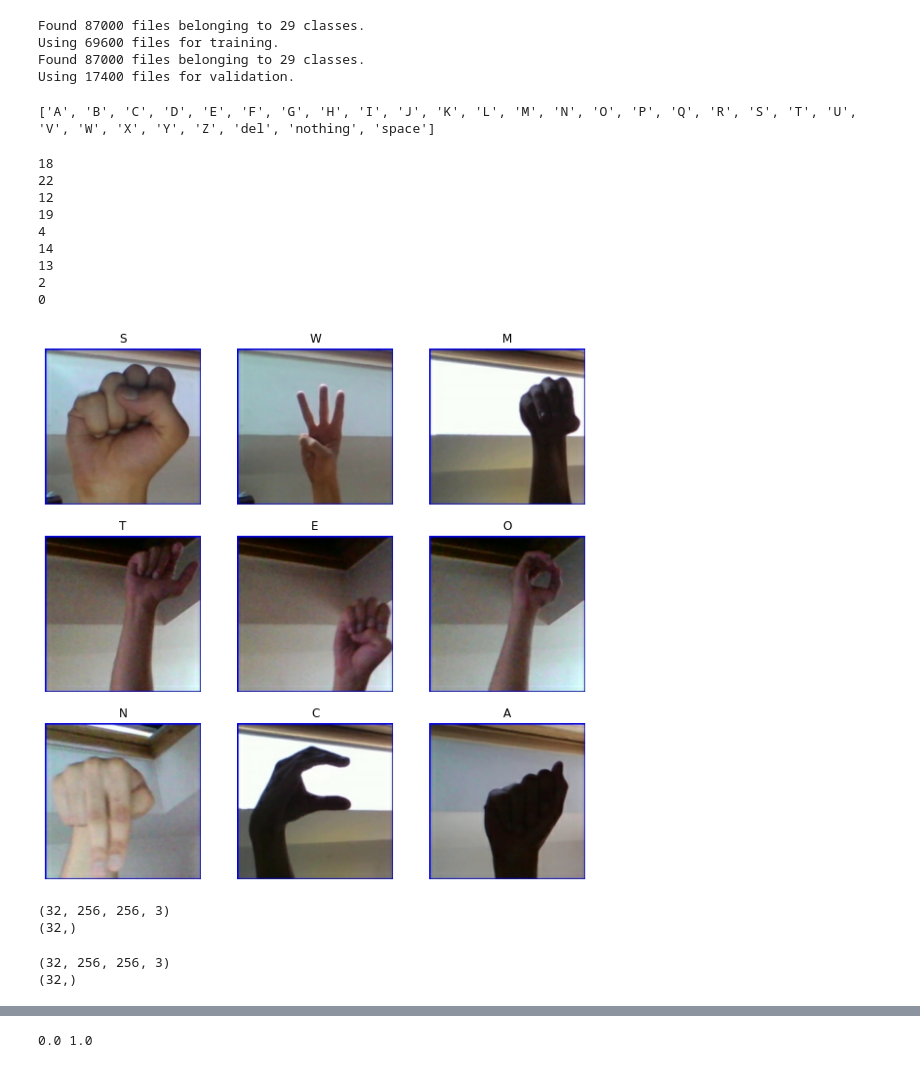
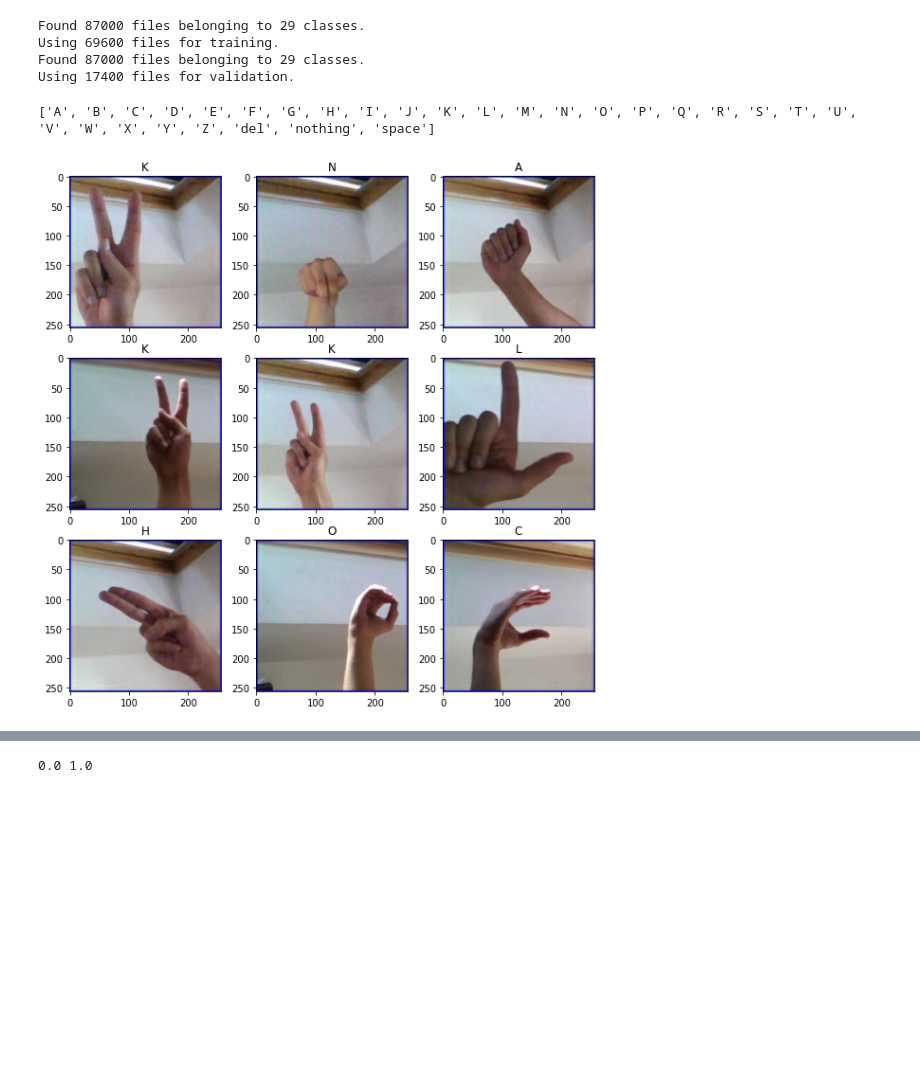
Before and after one commit to Barry-Tan/ASL-Alphabet-Detector, a Jupyter notebook: ASL_Preprocessing_mobileNetV2.ipynb, the cells around one changed output, grey strips where cells are left out. Drawn from its saved outputs; the diff is of its cells as text; code cells hidden in the pictures; blank space fills up the shorter version.

Commit message:
Update training data

```diff
--- a/ASL_Preprocessing_mobileNetV2.ipynb
+++ b/ASL_Preprocessing_mobileNetV2.ipynb
@@ -37,7 +35,7 @@ train_dir = '/content/asl_alphabet_train/asl_alphabet_train'
 
 batch_size = 32
 
-train_ds = tf.keras.preprocessing.image_dataset_from_directory(
+trainingData = tf.keras.preprocessing.image_dataset_from_directory(
   train_dir,
   validation_split=0.2,
   subset="training",
@@ -45,7 +43,7 @@ train_ds = tf.keras.preprocessing.image_dataset_from_directory(
   image_size=(256, 256),
   batch_size=batch_size)
 
-val_ds = tf.keras.preprocessing.image_dataset_from_directory(
+testingData = tf.keras.preprocessing.image_dataset_from_directory(
   train_dir,
   validation_split=0.2,
   subset="validation",
@@ -57,47 +55,19 @@ Found 87000 files belonging to 29 classes.
 Using 69600 files for training.
 Found 87000 files belonging to 29 classes.
 Using 17400 files for validation.
-# %%
-class_names = train_ds.class_names
-print(class_names)
-# %% [output]
-['A', 'B', 'C', 'D', 'E', 'F', 'G', 'H', 'I', 'J', 'K', 'L', 'M', 'N', 'O', 'P', 'Q', 'R', 'S', 'T', 'U', 'V', 'W', 'X', 'Y', 'Z', 'del', 'nothing', 'space']
+# %%
+print(trainingData.class_names)
+# %% [output]
+['A', 'B', 'C', 'D', 'E', 'F', 'G', 'H', 'I', 'J', 'K', 'L', 'M', 'N', 'O', 'P', 'Q', 'R', 'S', 'T', 'U', 'V', 'W', 'X', 'Y', 'Z', 'del', 'nothing', 'space']
 # %%
 import matplotlib.pyplot as plt
 
 plt.figure(figsize=(10, 10))
-for images, groundlabels in train_ds.take(1):
+for images, groundlabels in trainingData.take(1):
   for i in range(9):
     ax = plt.subplot(3, 3, i + 1)
     plt.imshow(images[i].numpy().astype("uint8"))
     classid=groundlabels[i].numpy()
-    print(classid)
-    plt.title(class_names[classid])
-    plt.axis("off")
+    plt.title(trainingData.class_names[classid])
 # %% [output]
-18
-22
-12
-19
-4
-14
-13
-2
-0
-[figure, old version]
+[figure, new version]
-# %%
-for image_batch, labels_batch in train_ds:
-  print(image_batch.shape)
-  print(labels_batch.shape)
-  break
-# %% [output]
-(32, 256, 256, 3)
-(32,)
-# %%
-for image_batch, labels_batch in train_ds:
-  print(image_batch.shape)
-  print(labels_batch.shape)
-  break
-# %% [output]
-(32, 256, 256, 3)
-(32,)
```
Also changed, not shown: parts of 24 cells of this notebook.
